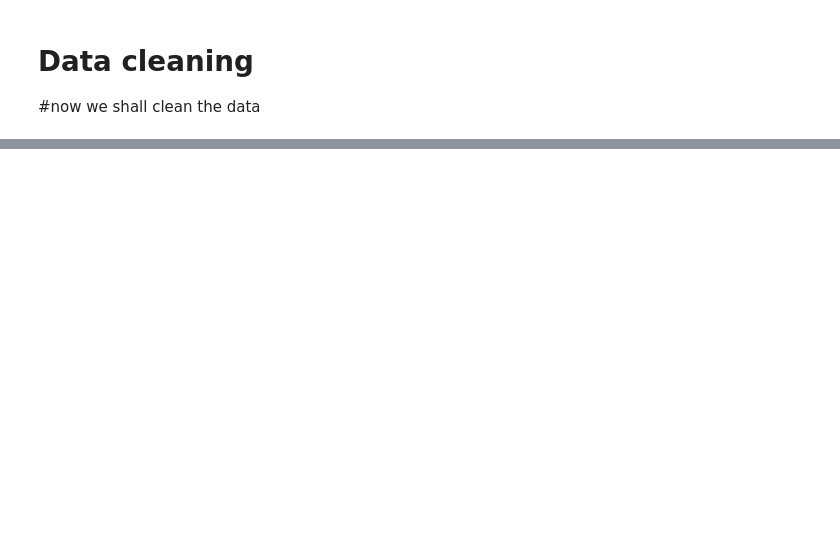
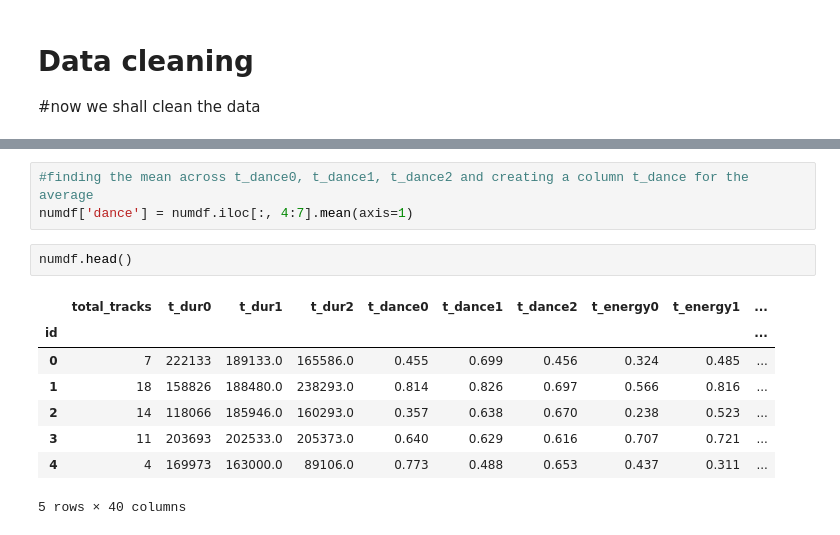
Before and after one commit to Akaysimmer/topics-in-BA, a Jupyter notebook: Assignment 2 code.ipynb, the cells around one changed output, grey strips where cells are left out. Cells and saved outputs as stored; diff of their text form; blank space fills up the shorter version.

```diff
--- a/Assignment 2 code.ipynb
+++ b/Assignment 2 code.ipynb
@@ -92,0 +149,14 @@ KeyError: "['name' 'release_date' 'artists' 't_name0' 't_name1' 't_name2'] not f
+# %%
+#finding the mean across t_dance0, t_dance1, t_dance2 and creating a column t_dance for the average
+numdf['dance'] = numdf.iloc[:, 4:7].mean(axis=1)
+# %%
+numdf.head()
+# %% [output]
+|  | total_tracks | t_dur0 | t_dur1 | t_dur2 | t_dance0 | t_dance1 | t_dance2 | t_energy0 | t_energy1 | ... |
+| id |  |  |  |  |  |  |  |  |  | ... |
+| 0 | 7 | 222133 | 189133.0 | 165586.0 | 0.455 | 0.699 | 0.456 | 0.324 | 0.485 | ... |
+| 1 | 18 | 158826 | 188480.0 | 238293.0 | 0.814 | 0.826 | 0.697 | 0.566 | 0.816 | ... |
+| 2 | 14 | 118066 | 185946.0 | 160293.0 | 0.357 | 0.638 | 0.670 | 0.238 | 0.523 | ... |
+| 3 | 11 | 203693 | 202533.0 | 205373.0 | 0.640 | 0.629 | 0.616 | 0.707 | 0.721 | ... |
+| 4 | 4 | 169973 | 163000.0 | 89106.0 | 0.773 | 0.488 | 0.653 | 0.437 | 0.311 | ... |
+5 rows × 40 columns
```
Also changed, not shown: parts of 15 cells of this notebook.
